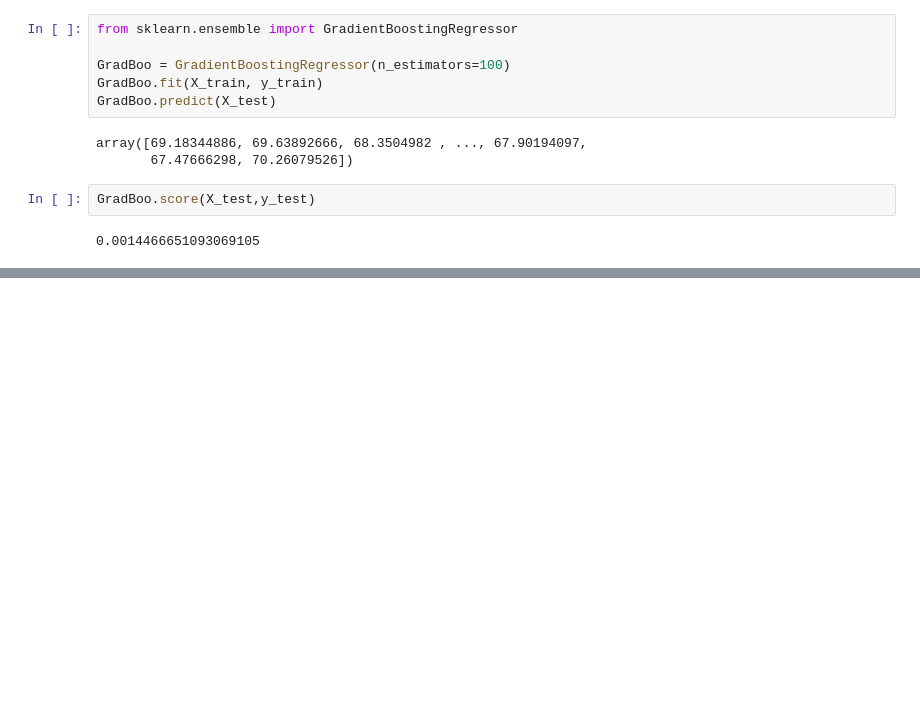
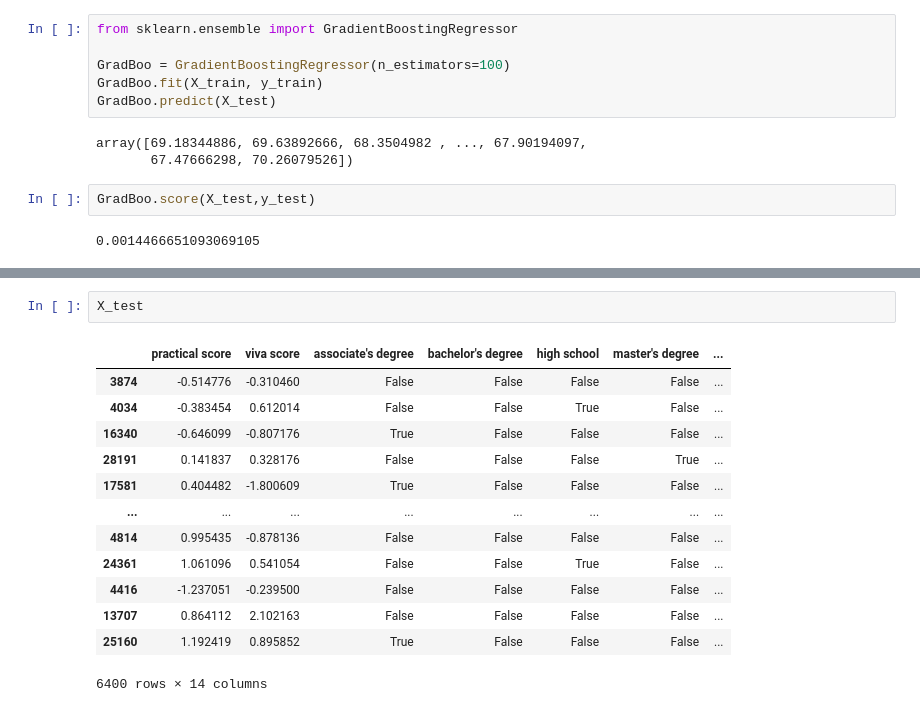
Before and after one commit to Gopz28/Cognorise-Hackathon, a Jupyter notebook: model/highschool_student_examination.ipynb, the cells around one changed output, grey strips where cells are left out. Saved outputs shown, nothing was run; the diff lists cells and outputs as text; blank space fills up the shorter version.

```diff
--- a/model/highschool_student_examination.ipynb
+++ b/model/highschool_student_examination.ipynb
@@ -303,0 +196,16 @@ plt.show()
+# %%
+X_test
+# %% [output]
+|  | practical score | viva score | associate's degree | bachelor's degree | high school | master's degree | ... |
+| 3874 | -0.514776 | -0.310460 | False | False | False | False | ... |
+| 4034 | -0.383454 | 0.612014 | False | False | True | False | ... |
+| 16340 | -0.646099 | -0.807176 | True | False | False | False | ... |
+| 28191 | 0.141837 | 0.328176 | False | False | False | True | ... |
+| 17581 | 0.404482 | -1.800609 | True | False | False | False | ... |
+| ... | ... | ... | ... | ... | ... | ... | ... |
+| 4814 | 0.995435 | -0.878136 | False | False | False | False | ... |
+| 24361 | 1.061096 | 0.541054 | False | False | True | False | ... |
+| 4416 | -1.237051 | -0.239500 | False | False | False | False | ... |
+| 13707 | 0.864112 | 2.102163 | False | False | False | False | ... |
+| 25160 | 1.192419 | 0.895852 | True | False | False | False | ... |
+6400 rows × 14 columns
```
Also changed, not shown: parts of 24 cells of this notebook, 1 other file.
